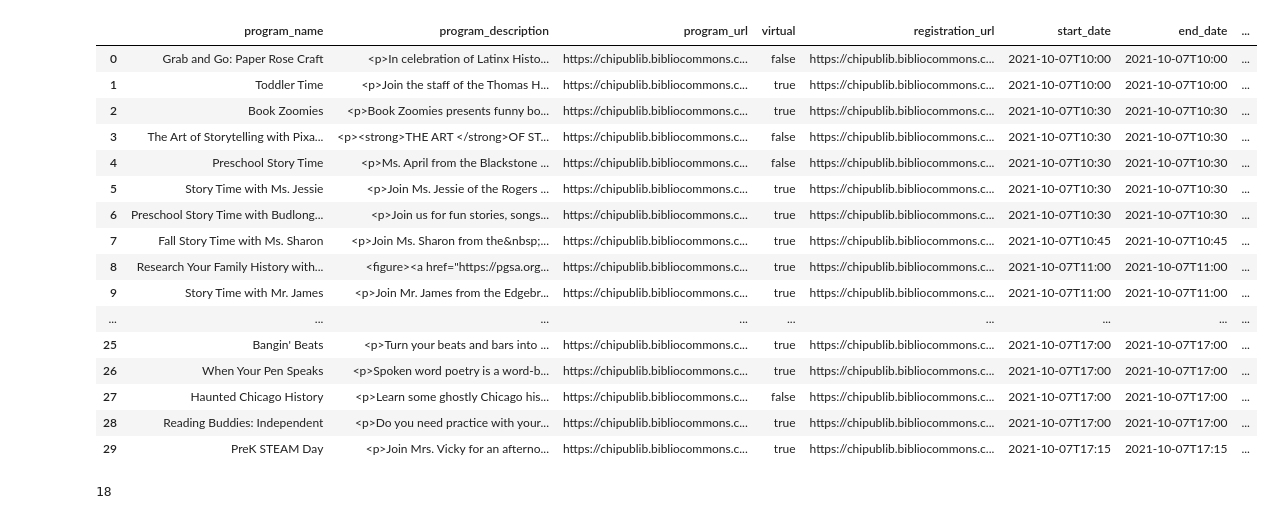
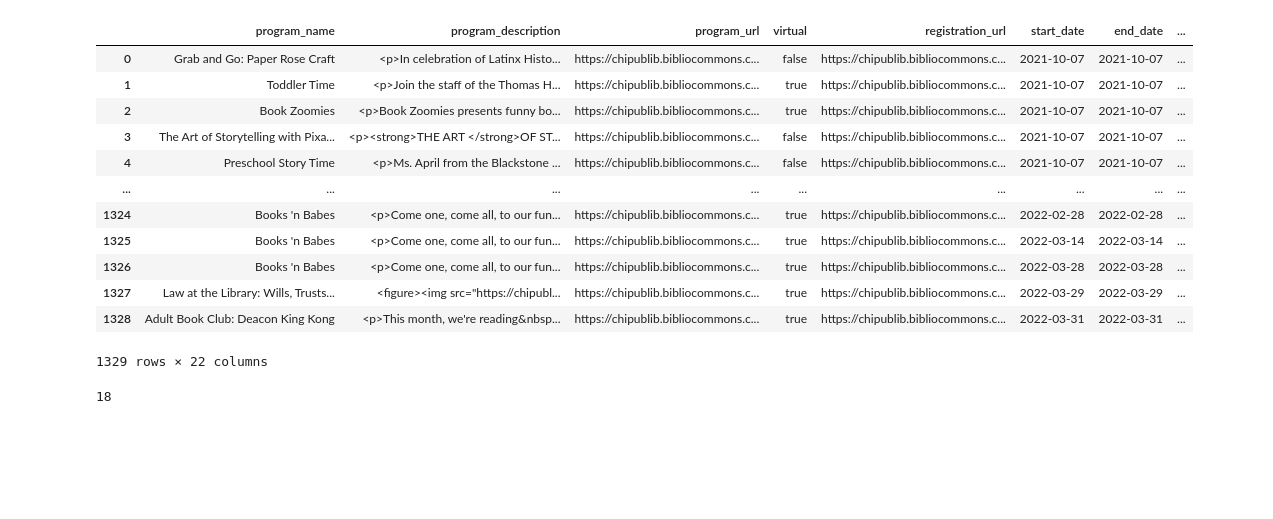
Before and after one commit to migheljackson/CPL_Scrape, a Jupyter notebook: CPL Scrape.ipynb, the cells around one changed output. Drawn from its saved outputs; the diff is of its cells as text; code cells hidden in the pictures; blank space fills up the shorter version.

```diff
--- a/CPL Scrape.ipynb
+++ b/CPL Scrape.ipynb
@@ -78,20 +107,35 @@ df = pd.DataFrame(my_dict)
+# %%
+df=df.astype({"language":'string',
+             "audience":'string',
+             "contact_name":'string'})
+# %%
+df['location_name'] = np.where(df["virtual"]=='true', 'null', df['location_name'])
+df['meeting_type'] = np.where(df["virtual"]=='true', 'online', 'face_to_face')
+df[['start_date','start_time']] = df['start_date'].str.split('T',expand=True)
+df[['end_date','end_time']] = df['end_date'].str.split('T',expand=True)
+# %%
+df["contact_name"]=df["contact_name"].str.split(']',1,expand=True)
+df['contact_name'] = df['contact_name'].str.replace(r'<[^<>]*>', '', regex=True)
+df['contact_name'] = df['contact_name'].str.replace('[','')
+df['contact_name'] = df['contact_name'].str.replace(']','')
+df["contact_name"]=df["contact_name"].str.split('+',1,expand=True)
+# %%
+df['contact_phone'] = df['contact_phone'].str.replace('+','')
+df['contact_phone'] = df['contact_phone'].str.replace('1-','')
+df['contact_phone'] = df['contact_phone'].str.replace('-','')
 # %%
-df.head(30)
+df
 # %% [output]
 |  | program_name | program_description | program_url | virtual | registration_url | start_date | end_date | ... |
-| 0 | Grab and Go: Paper Rose Craft | <p>In celebration of Latinx Histo... | https://chipublib.bibliocommons.c... | false | https://chipublib.bibliocommons.c... | 2021-10-07T10:00 | 2021-10-07T10:00 | ... |
-| 1 | Toddler Time | <p>Join the staff of the Thomas H... | https://chipublib.bibliocommons.c... | true | https://chipublib.bibliocommons.c... | 2021-10-07T10:00 | 2021-10-07T10:00 | ... |
-| 2 | Book Zoomies | <p>Book Zoomies presents funny bo... | https://chipublib.bibliocommons.c... | true | https://chipublib.bibliocommons.c... | 2021-10-07T10:30 | 2021-10-07T10:30 | ... |
-| 3 | The Art of Storytelling with Pixa... | <p><strong>THE ART </strong>OF ST... | https://chipublib.bibliocommons.c... | false | https://chipublib.bibliocommons.c... | 2021-10-07T10:30 | 2021-10-07T10:30 | ... |
-| 4 | Preschool Story Time | <p>Ms. April from the Blackstone ... | https://chipublib.bibliocommons.c... | false | https://chipublib.bibliocommons.c... | 2021-10-07T10:30 | 2021-10-07T10:30 | ... |
-| 5 | Story Time with Ms. Jessie | <p>Join Ms. Jessie of the Rogers ... | https://chipublib.bibliocommons.c... | true | https://chipublib.bibliocommons.c... | 2021-10-07T10:30 | 2021-10-07T10:30 | ... |
-| 6 | Preschool Story Time with Budlong... | <p>Join us for fun stories, songs... | https://chipublib.bibliocommons.c... | true | https://chipublib.bibliocommons.c... | 2021-10-07T10:30 | 2021-10-07T10:30 | ... |
-| 7 | Fall Story Time with Ms. Sharon | <p>Join Ms. Sharon from the&nbsp;... | https://chipublib.bibliocommons.c... | true | https://chipublib.bibliocommons.c... | 2021-10-07T10:45 | 2021-10-07T10:45 | ... |
-| 8 | Research Your Family History with... | <figure><a href="https://pgsa.org... | https://chipublib.bibliocommons.c... | true | https://chipublib.bibliocommons.c... | 2021-10-07T11:00 | 2021-10-07T11:00 | ... |
-| 9 | Story Time with Mr. James | <p>Join Mr. James from the Edgebr... | https://chipublib.bibliocommons.c... | true | https://chipublib.bibliocommons.c... | 2021-10-07T11:00 | 2021-10-07T11:00 | ... |
+| 0 | Grab and Go: Paper Rose Craft | <p>In celebration of Latinx Histo... | https://chipublib.bibliocommons.c... | false | https://chipublib.bibliocommons.c... | 2021-10-07 | 2021-10-07 | ... |
+| 1 | Toddler Time | <p>Join the staff of the Thomas H... | https://chipublib.bibliocommons.c... | true | https://chipublib.bibliocommons.c... | 2021-10-07 | 2021-10-07 | ... |
+| 2 | Book Zoomies | <p>Book Zoomies presents funny bo... | https://chipublib.bibliocommons.c... | true | https://chipublib.bibliocommons.c... | 2021-10-07 | 2021-10-07 | ... |
+| 3 | The Art of Storytelling with Pixa... | <p><strong>THE ART </strong>OF ST... | https://chipublib.bibliocommons.c... | false | https://chipublib.bibliocommons.c... | 2021-10-07 | 2021-10-07 | ... |
+| 4 | Preschool Story Time | <p>Ms. April from the Blackstone ... | https://chipublib.bibliocommons.c... | false | https://chipublib.bibliocommons.c... | 2021-10-07 | 2021-10-07 | ... |
 | ... | ... | ... | ... | ... | ... | ... | ... | ... |
-| 25 | Bangin' Beats | <p>Turn your beats and bars into ... | https://chipublib.bibliocommons.c... | true | https://chipublib.bibliocommons.c... | 2021-10-07T17:00 | 2021-10-07T17:00 | ... |
-| 26 | When Your Pen Speaks | <p>Spoken word poetry is a word-b... | https://chipublib.bibliocommons.c... | true | https://chipublib.bibliocommons.c... | 2021-10-07T17:00 | 2021-10-07T17:00 | ... |
-| 27 | Haunted Chicago History | <p>Learn some ghostly Chicago his... | https://chipublib.bibliocommons.c... | false | https://chipublib.bibliocommons.c... | 2021-10-07T17:00 | 2021-10-07T17:00 | ... |
-| 28 | Reading Buddies: Independent | <p>Do you need practice with your... | https://chipublib.bibliocommons.c... | true | https://chipublib.bibliocommons.c... | 2021-10-07T17:00 | 2021-10-07T17:00 | ... |
-| 29 | PreK STEAM Day | <p>Join Mrs. Vicky for an afterno... | https://chipublib.bibliocommons.c... | true | https://chipublib.bibliocommons.c... | 2021-10-07T17:15 | 2021-10-07T17:15 | ... |
+| 1324 | Books 'n Babes | <p>Come one, come all, to our fun... | https://chipublib.bibliocommons.c... | true | https://chipublib.bibliocommons.c... | 2022-02-28 | 2022-02-28 | ... |
+| 1325 | Books 'n Babes | <p>Come one, come all, to our fun... | https://chipublib.bibliocommons.c... | true | https://chipublib.bibliocommons.c... | 2022-03-14 | 2022-03-14 | ... |
+| 1326 | Books 'n Babes | <p>Come one, come all, to our fun... | https://chipublib.bibliocommons.c... | true | https://chipublib.bibliocommons.c... | 2022-03-28 | 2022-03-28 | ... |
+| 1327 | Law at the Library: Wills, Trusts... | <figure><img src="https://chipubl... | https://chipublib.bibliocommons.c... | true | https://chipublib.bibliocommons.c... | 2022-03-29 | 2022-03-29 | ... |
+| 1328 | Adult Book Club: ﻿Deacon King Kong | <p>This month, we're reading&nbsp... | https://chipublib.bibliocommons.c... | true | https://chipublib.bibliocommons.c... | 2022-03-31 | 2022-03-31 | ... |
+1329 rows × 22 columns
```
Also changed, not shown: parts of 8 cells of this notebook, 1 other file.
